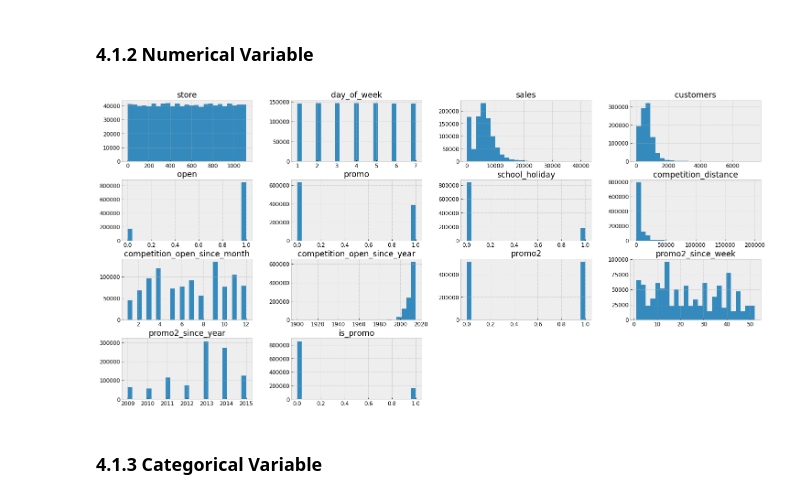
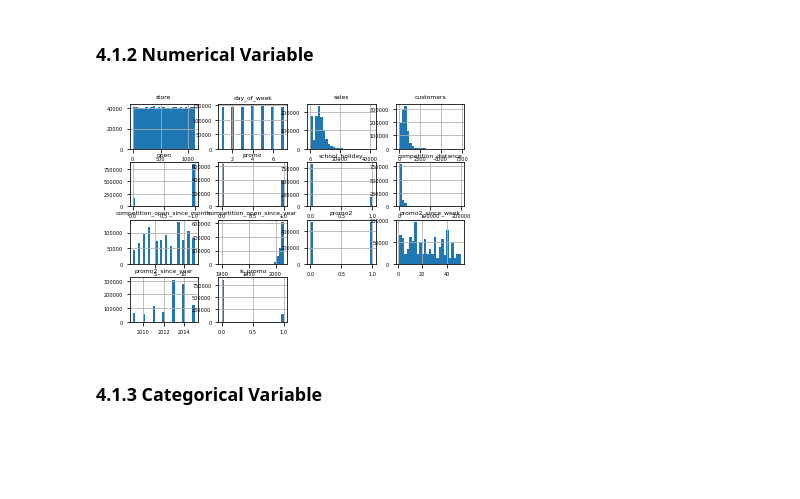
Before and after one commit to GuilhermeRuy97/Data-Science-em-Producao-Meigarom, a Jupyter notebook: data_science_em_producao.ipynb, the cells around one changed output. Cells and saved outputs as stored; diff of their text form; code cells hidden in the pictures; blank space fills up the shorter version.

```diff
--- a/data_science_em_producao.ipynb
+++ b/data_science_em_producao.ipynb
@@ -609,13 +608,13 @@ sns.distplot(df4['sales'])
 # pd.options.display.max_rows = None
 # pd.set_option( 'display.expand_frame_repr', False )
 # %%
-matplotlib.rcParams.update({'font.size': 12})
+matplotlib.rcParams.update({'font.size': 5})
 num_attributes.hist(bins = 25);
 
 #Repare que variáveis como day_of_week passam a mensagem de que, como não há variação,
 #as vendas não mudam de acordo com os dias da semana.
 # %% [output]
-[figure, old version]
+[figure, new version]
 # %% [markdown]
 ### 4.1.3 Categorical Variable
 # %%
```
Also changed, not shown: parts of 31 cells of this notebook.
